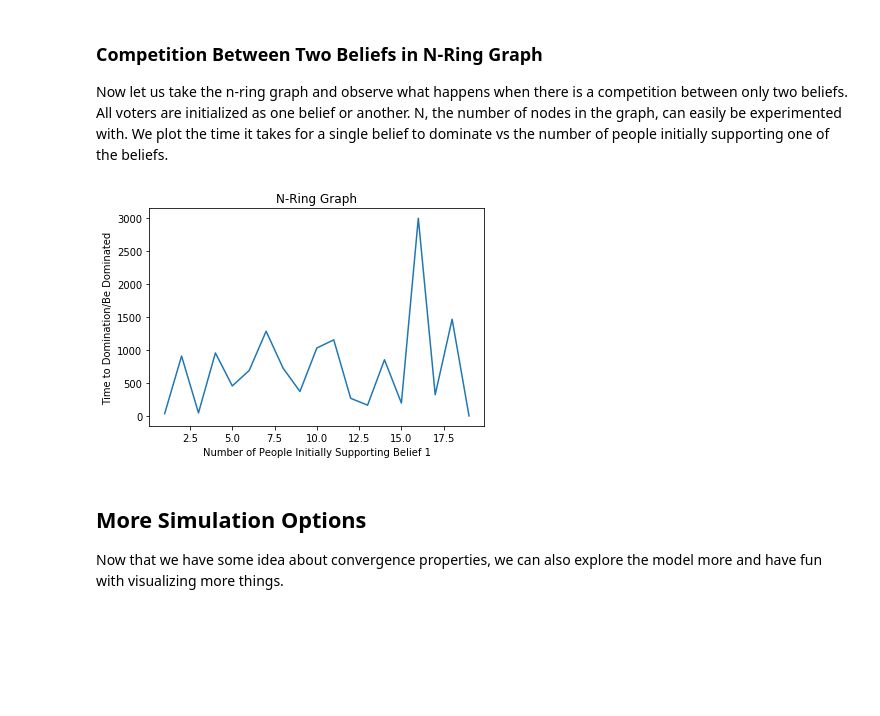
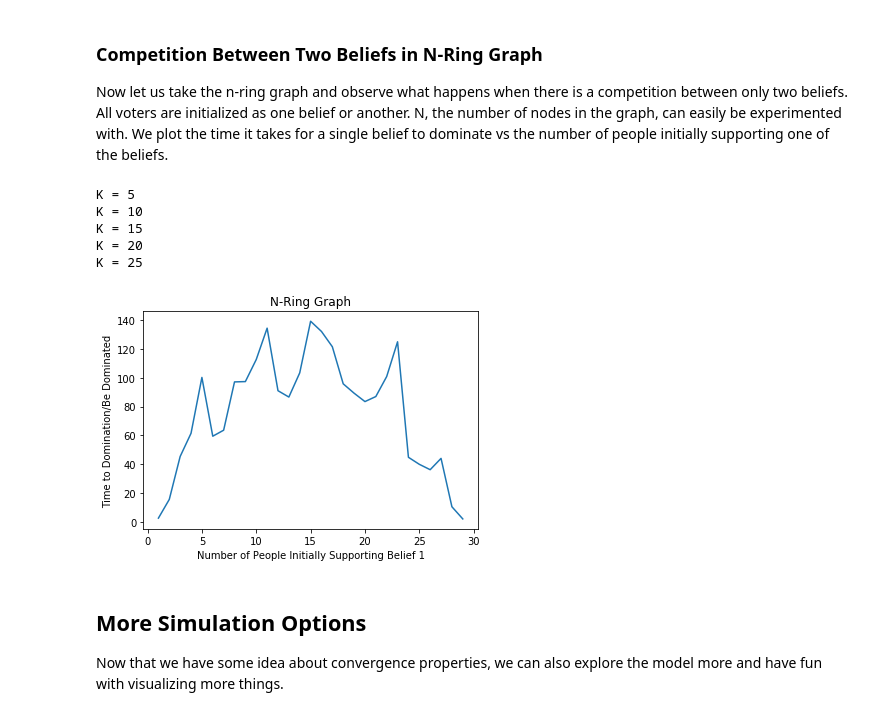
Before and after one commit to vhan95/EECS126_project, a Jupyter notebook: project.ipynb, the cells around one changed output. Drawn from its saved outputs; the diff is of its cells as text; code cells hidden in the pictures; blank space fills up the shorter version.

```diff
--- a/project.ipynb
+++ b/project.ipynb
@@ -128,40 +175,55 @@ Now let us take the n-ring graph and observe what happens when there is a compet
 # %%
 # Competition Between Two Beliefs in N-Ring Graph
 # Fix N = 20
-N = 20
+N = 30
 er = cycle(N)
 vm = VoterModel(graph=er, voting='single_neighbor', clock='exponential')
 vm.redraw = False
 
 conv_time_arr = []
 
-for i in range(1,20):
-    vm.initialize('all_rand_two',k=i)
-    beliefs = list(set([v.belief[0] for v in vm._voters]))
-    flux_arr = []
-    belief_arr = []
-    time_arr = []
+for i in range(1,N):
+    if i % 5 == 0:
+        print("K =",i)
 
-    ub = beliefs
-    ctr = 0
+    # Average over n runs
+    nruns = 10
+    run_times = np.zeros((nruns,))
+    for r in range(nruns):
+        vm.initialize('all_rand_two',k=i)
+        beliefs = list(set([v.belief[0] for v in vm._voters]))
+        flux_arr = []
+        belief_arr = []
+        time_arr = []
+        #vm.draw()
+        #plt.show()
 
-    # Average over 5 runs
-    conv_time_arr.append(0)
-    for _ in range(5):
-        while len(set(ub)) != 1 and ctr < 10000:
+        ub = beliefs
+        ctr = 0
+
+        flux_arr = []
+        belief_arr = []
+        time_arr = []
+        while len(set(ub)) != 1:
             ctr += 1
             cb, ub, ta = vm.update()
             flux_arr, belief_arr, time_arr = track_changes(cb, ub, ta, flux_arr, belief_arr, time_arr, beliefs)
-
-        conv_time_arr[-1] += convergence_time(time_arr, belief_arr) / 5.
+        run_times[r] = convergence_time(time_arr, belief_arr)
+    conv_time_arr.append(np.mean(run_times))
+# %% [output]
+K = 5
+K = 10
+K = 15
+K = 20
+K = 25
 # %%
-plt.plot(range(1,20),conv_time_arr)
+plt.plot(range(1,N),conv_time_arr)
 plt.xlabel('Number of People Initially Supporting Belief 1')
 plt.ylabel('Time to Domination/Be Dominated')
 plt.title('N-Ring Graph')
 plt.show()
 # %% [output]
-[figure, old version]
+[figure, new version]
 # %% [markdown]
 ## More Simulation Options
 Now that we have some idea about convergence properties, we can also explore the model more and have fun with visualizing more things.
```
Also changed, not shown: parts of 13 cells of this notebook.
